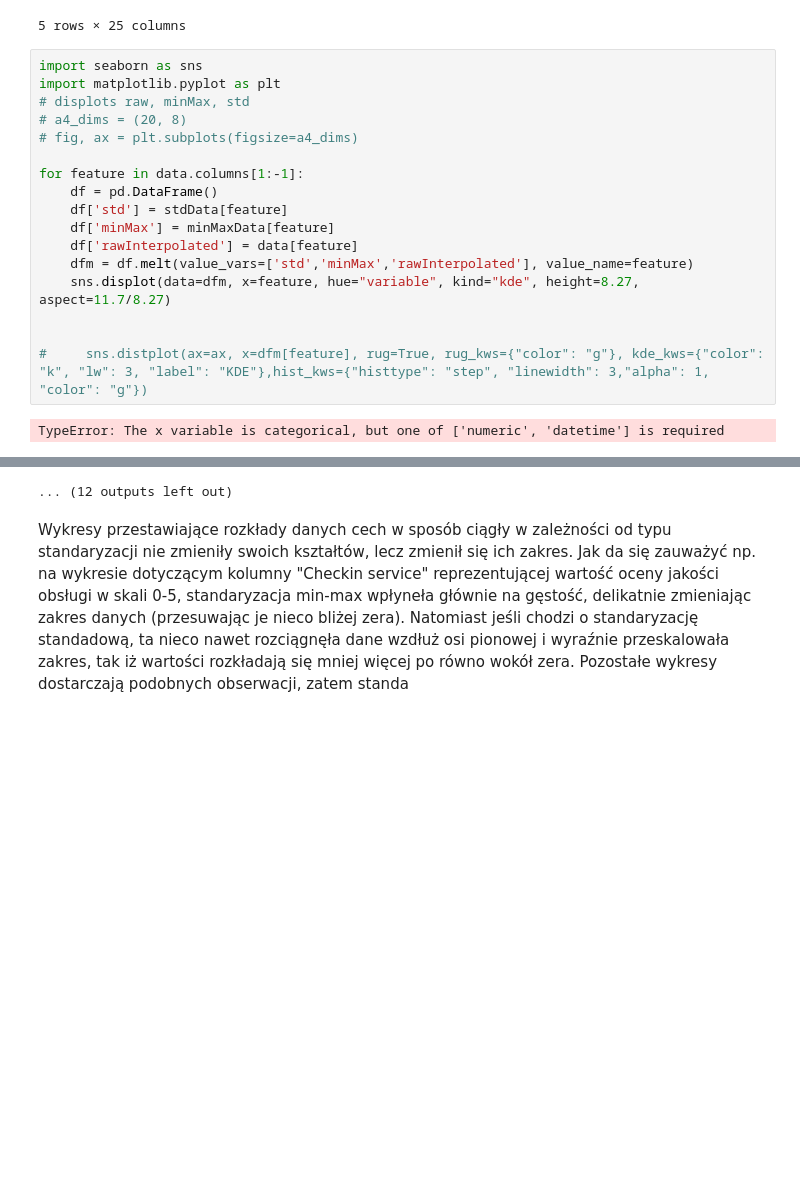
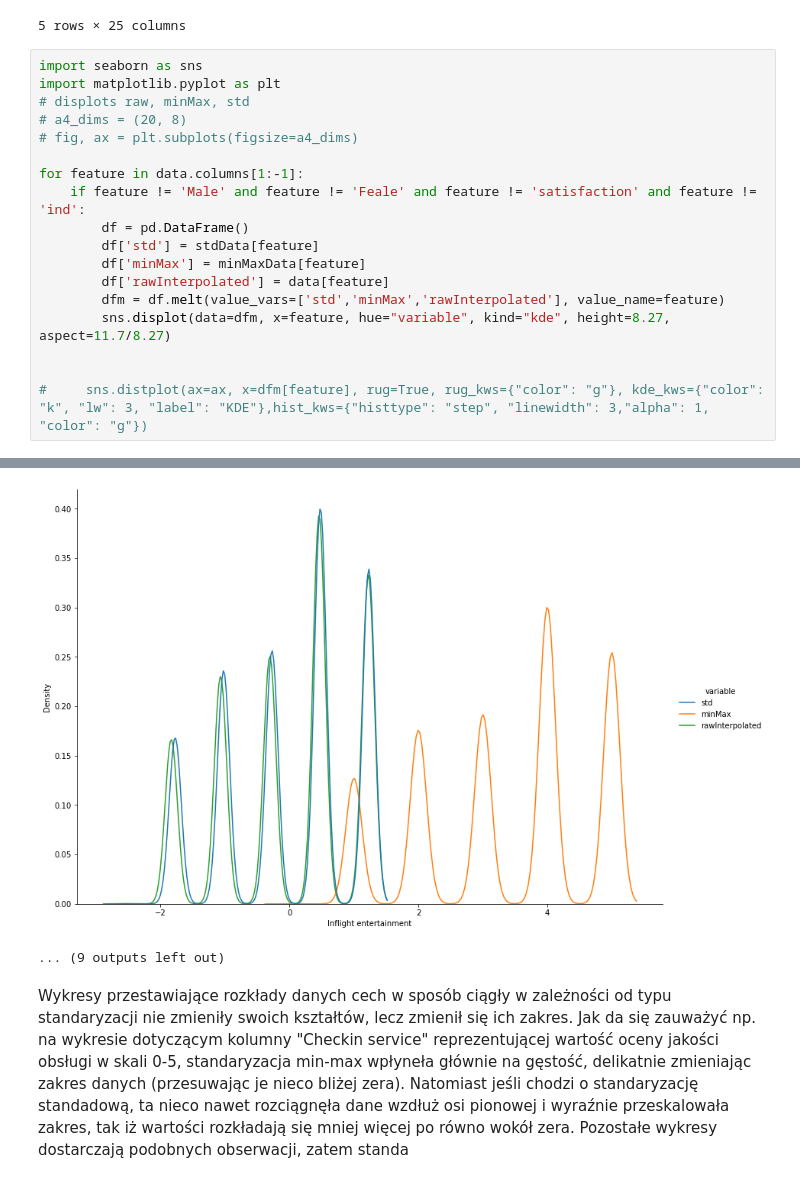
Before and after one commit to daterka/MOWII, a Jupyter notebook: I Preprocessing.ipynb, the cells around one changed output, grey strips where cells are left out. Drawn from its saved outputs; the diff is of its cells as text; blank space fills up the shorter version.

```diff
--- a/I Preprocessing.ipynb
+++ b/I Preprocessing.ipynb
@@ -401,34 +413,35 @@ stdData.head()
 # %%
 import seaborn as sns
 import matplotlib.pyplot as plt
 # displots raw, minMax, std
 # a4_dims = (20, 8)
 # fig, ax = plt.subplots(figsize=a4_dims)
 
 for feature in data.columns[1:-1]:
-    df = pd.DataFrame()
-    df['std'] = stdData[feature]
-    df['minMax'] = minMaxData[feature]
-    df['rawInterpolated'] = data[feature]
-    dfm = df.melt(value_vars=['std','minMax','rawInterpolated'], value_name=feature)
-    sns.displot(data=dfm, x=feature, hue="variable", kind="kde", height=8.27, aspect=11.7/8.27)
+    if feature != 'Male' and feature != 'Feale' and feature != 'satisfaction' and feature != 'ind':
+        df = pd.DataFrame()
+        df['std'] = stdData[feature]
+        df['minMax'] = minMaxData[feature]
+        df['rawInterpolated'] = data[feature]
+        dfm = df.melt(value_vars=['std','minMax','rawInterpolated'], value_name=feature)
+        sns.displot(data=dfm, x=feature, hue="variable", kind="kde", height=8.27, aspect=11.7/8.27)
 
 
 #     sns.distplot(ax=ax, x=dfm[feature], rug=True, rug_kws={"color": "g"}, kde_kws={"color": "k", "lw": 3, "label": "KDE"},hist_kws={"histtype": "step", "linewidth": 3,"alpha": 1, "color": "g"})
 # %% [output]
-TypeError: The x variable is categorical, but one of ['numeric', 'datetime'] is required
 [figure]
 [figure]
 [figure]
 [figure]
 [figure]
 [figure]
 [figure]
 [figure]
 [figure]
 [figure]
 [figure]
-... (12 outputs left out)
+[figure, added]
+... (9 outputs left out)
 # %% [markdown]
 Wykresy przestawiające rozkłady danych cech w sposób ciągły w zależności od typu standaryzacji nie zmieniły swoich kształtów, lecz zmienił się ich zakres. Jak da się zauważyć np. na wykresie dotyczącym kolumny "Checkin service" reprezentującej wartość oceny jakości obsługi w skali 0-5, standaryzacja min-max wpłyneła głównie na gęstość, delikatnie zmieniając zakres danych (przesuwając je nieco bliżej zera). Natomiast jeśli chodzi o standaryzację standadową, ta nieco nawet rozciągnęła dane wzdłuż osi pionowej i wyraźnie przeskalowała zakres, tak iż wartości rozkładają się mniej więcej po równo wokół zera. Pozostałe wykresy dostarczają podobnych obserwacji, zatem standa
 # %% [markdown]
```
Also changed, not shown: parts of 7 cells of this notebook.
